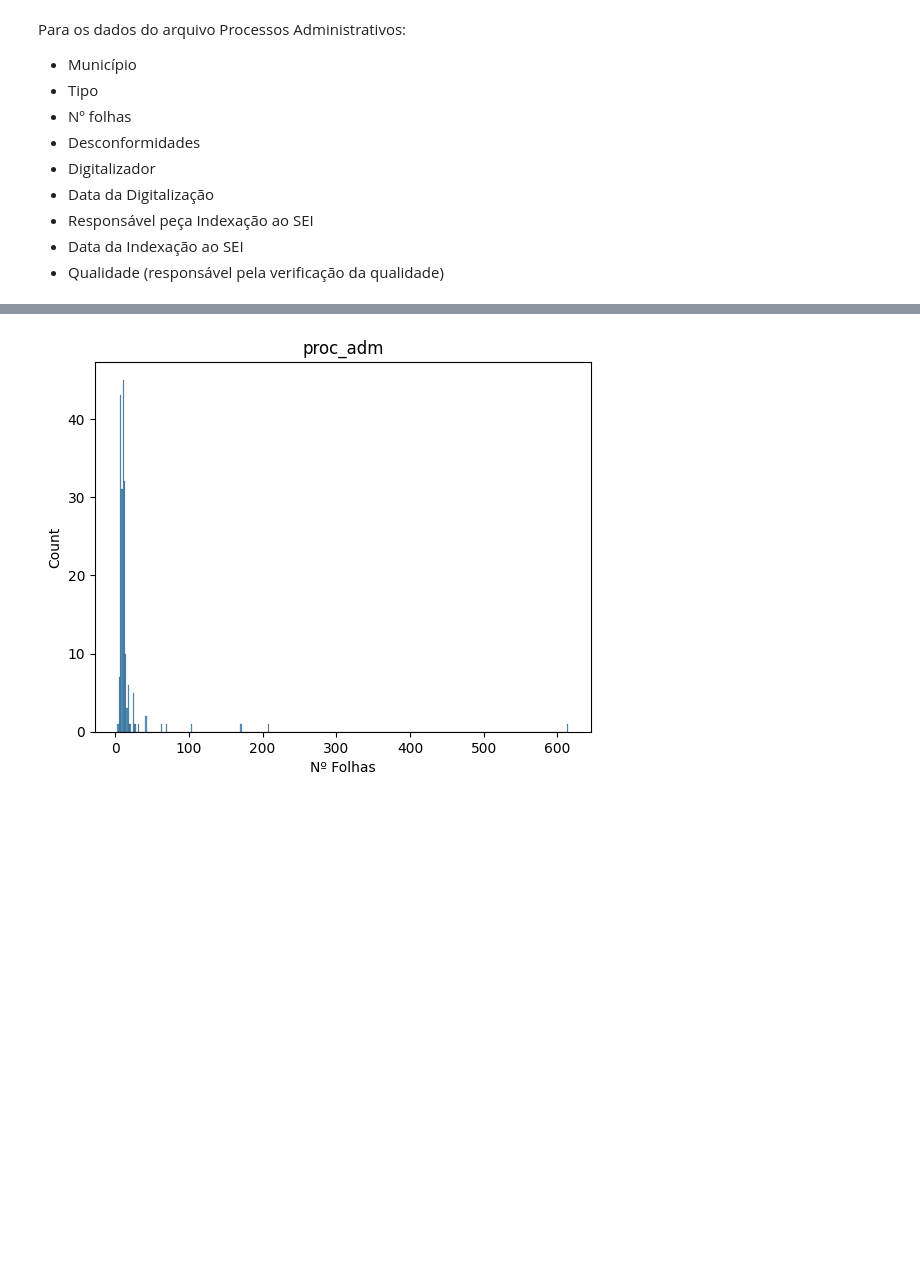
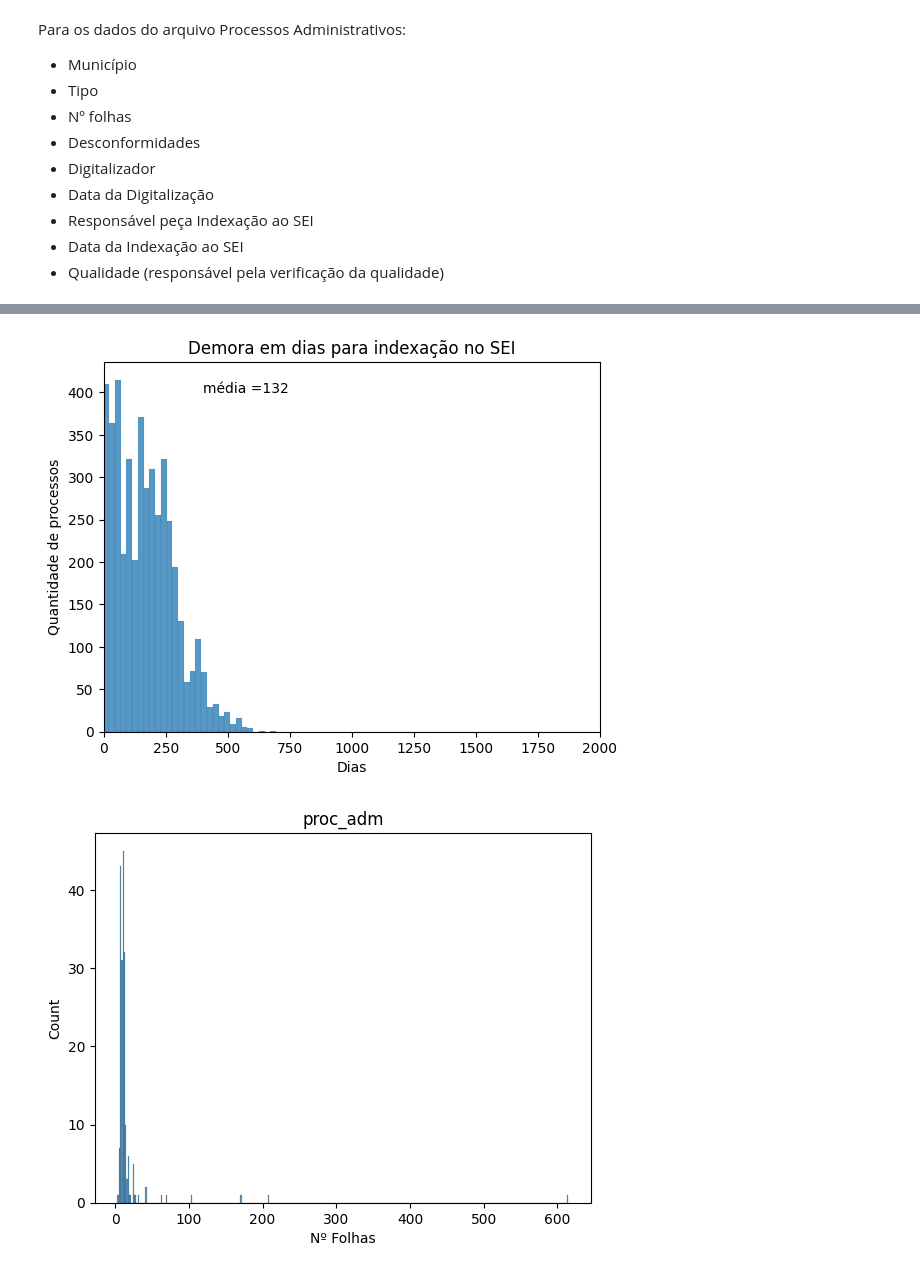
Before and after one commit to Gabxist/Prog_ap, a Jupyter notebook: Prog_ap_ANALISE_DE_DADOS.ipynb, the cells around one changed output, grey strips where cells are left out. Saved outputs shown, nothing was run; the diff lists cells and outputs as text; code cells hidden in the pictures; blank space fills up the shorter version.

```diff
--- a/Prog_ap_ANALISE_DE_DADOS.ipynb
+++ b/Prog_ap_ANALISE_DE_DADOS.ipynb
@@ -76,3 +75,13 @@ Para os dados do arquivo Processos Administrativos:
 # na coluna 'Processo SEI' do arquivo 'ProcessosAdministrativos'
 pa_digit = pa_digit.dropna(subset = ['PA'])
 proc_adm = proc_adm.dropna(subset = ['Processo SEI'])
+# %%
+#Substituindo erros nas datas dos arquivos:
+pa_digit['Data da Digitalização'] = pa_digit['Data da Digitalização'].replace({'21 e 24/10/2022': 24/10/2024})
+pa_digit['Data da Indexação ao SEI'] = pa_digit['Data da Indexação ao SEI'].replace({'DOC AVULSO':np.NaN})
+# %%
+# transformando as colunas com data para o formato "DateTime64"
+proc_adm['Data da Digitalização'] = pd.to_datetime(proc_adm['Data da Digitalização'])
+proc_adm['Data da Indexação ao SEI'] = pd.to_datetime(proc_adm['Data da Indexação ao SEI'])
+pa_digit['Data da Digitalização'] = pd.to_datetime(pa_digit['Data da Digitalização'], format='mixed')
+pa_digit['Data da Indexação ao SEI'] = pd.to_datetime(pa_digit['Data da Indexação ao SEI'],format='mixed')
@@ -79,3 +115,14 @@ proc_adm = proc_adm.dropna(subset = ['Processo SEI'])
+# %%
+a = np.mean(pa_digit['demora indexação'])
+sns.histplot(pa_digit['demora indexação'])  #label =('média ='+str(int(a))))
+plt.title('Demora em dias para indexação no SEI')
+plt.ylabel('Quantidade de processos')
+plt.xlabel('Dias')
+plt.xlim([0,2000])
+plt.text (400,400,'média ='+str(int(a)))
+plt.show()
+# %% [output]
+[figure, added]
 # %%
 a =proc_adm['Nº Folhas']
 b = pa_digit['Nº Folhas']
```
Also changed, not shown: parts of 8 cells of this notebook.
